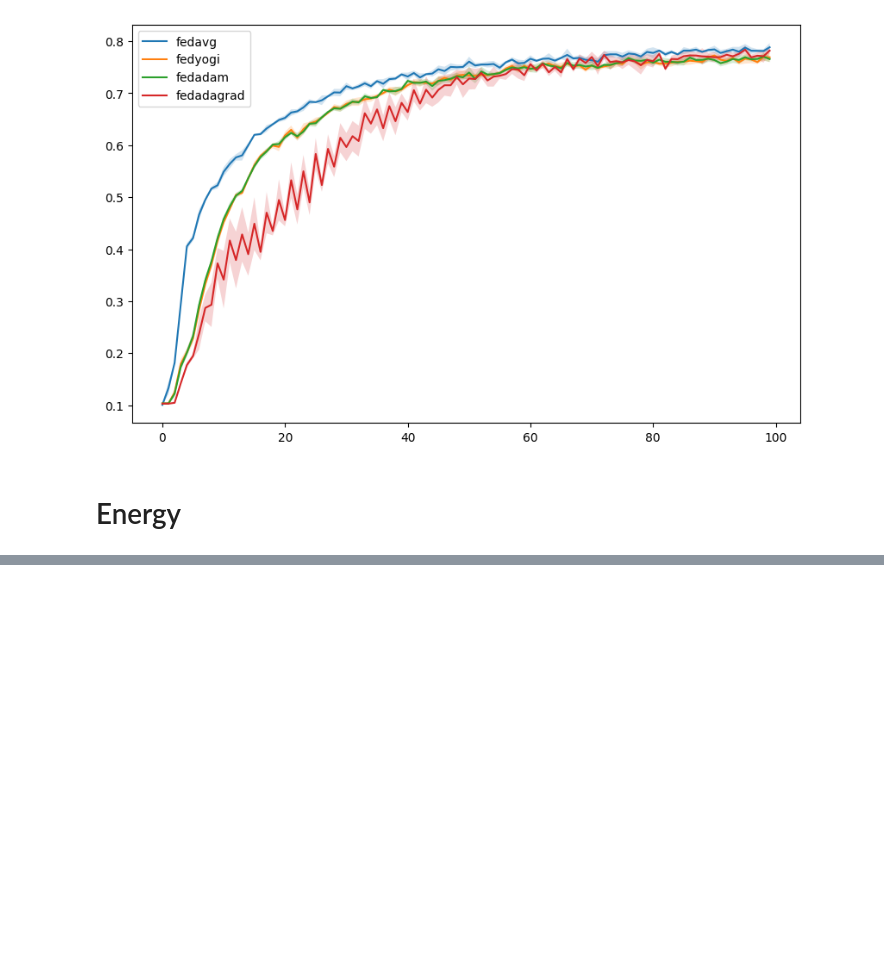
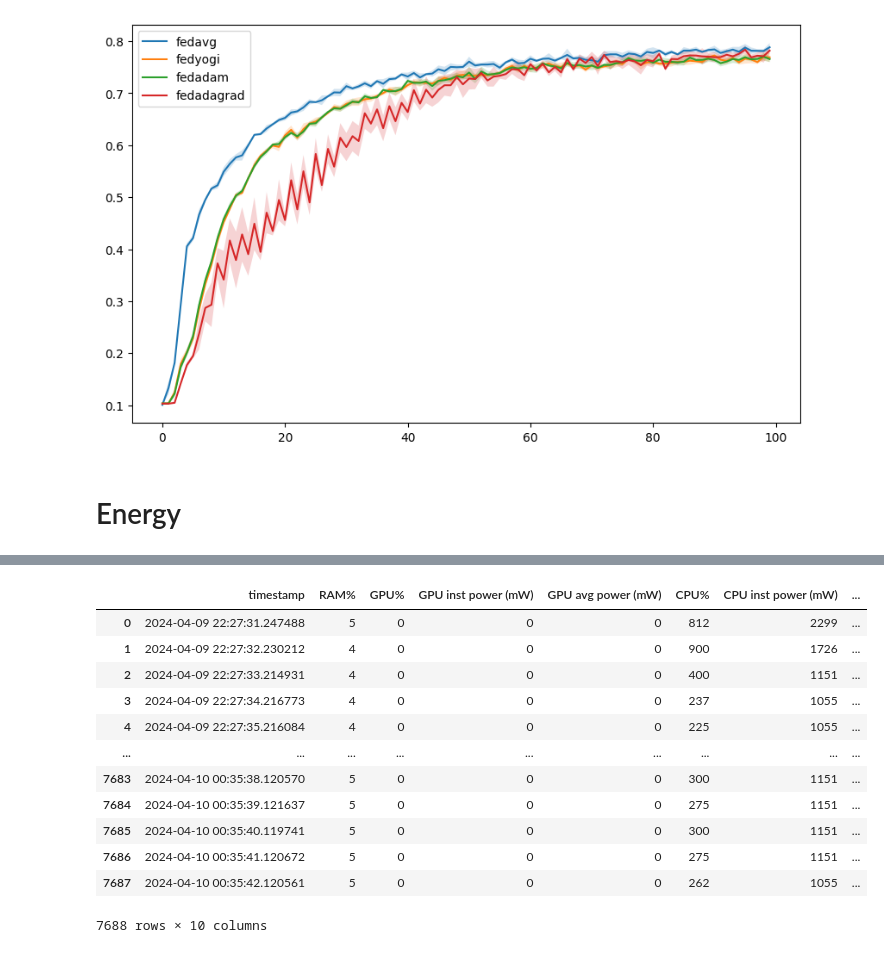
Before and after one commit to tuananhngh/FL-G5K-EnergyConsumption, a Jupyter notebook: analysis/read_server_results.ipynb, the cells around one changed output, grey strips where cells are left out. Drawn from its saved outputs; the diff is of its cells as text; code cells hidden in the pictures; blank space fills up the shorter version.

```diff
--- a/analysis/read_server_results.ipynb
+++ b/analysis/read_server_results.ipynb
@@ -169,0 +175,11 @@ ok
+# %%
+import sys
+sys.path.append('/home/tunguyen/jetson-test/src')
+from utils.process_results import EnergyResult
+summary_file = pd.DataFrame(strategies_dict['fedadam']['exp_summary'])
+results_dir = summary_file['result_folder'].tolist()
+results = []
+for path in results_dir:
+    energy = EnergyResult(path, summary_file)
+    server_result = energy.server_results()
+    results.append(server_result)
@@ -169,0 +202,16 @@ ok
+# %%
+results[0].energy
+# %% [output]
+|  | timestamp | RAM% | GPU% | GPU inst power (mW) | GPU avg power (mW) | CPU% | CPU inst power (mW) | ... |
+| 0 | 2024-04-09 22:27:31.247488 | 5 | 0 | 0 | 0 | 812 | 2299 | ... |
+| 1 | 2024-04-09 22:27:32.230212 | 4 | 0 | 0 | 0 | 900 | 1726 | ... |
+| 2 | 2024-04-09 22:27:33.214931 | 4 | 0 | 0 | 0 | 400 | 1151 | ... |
+| 3 | 2024-04-09 22:27:34.216773 | 4 | 0 | 0 | 0 | 237 | 1055 | ... |
+| 4 | 2024-04-09 22:27:35.216084 | 4 | 0 | 0 | 0 | 225 | 1055 | ... |
+| ... | ... | ... | ... | ... | ... | ... | ... | ... |
+| 7683 | 2024-04-10 00:35:38.120570 | 5 | 0 | 0 | 0 | 300 | 1151 | ... |
+| 7684 | 2024-04-10 00:35:39.121637 | 5 | 0 | 0 | 0 | 275 | 1151 | ... |
+| 7685 | 2024-04-10 00:35:40.119741 | 5 | 0 | 0 | 0 | 300 | 1151 | ... |
+| 7686 | 2024-04-10 00:35:41.120672 | 5 | 0 | 0 | 0 | 275 | 1151 | ... |
+| 7687 | 2024-04-10 00:35:42.120561 | 5 | 0 | 0 | 0 | 262 | 1055 | ... |
+7688 rows × 10 columns
```
Also changed, not shown: parts of 6 cells of this notebook, 12 other files.
